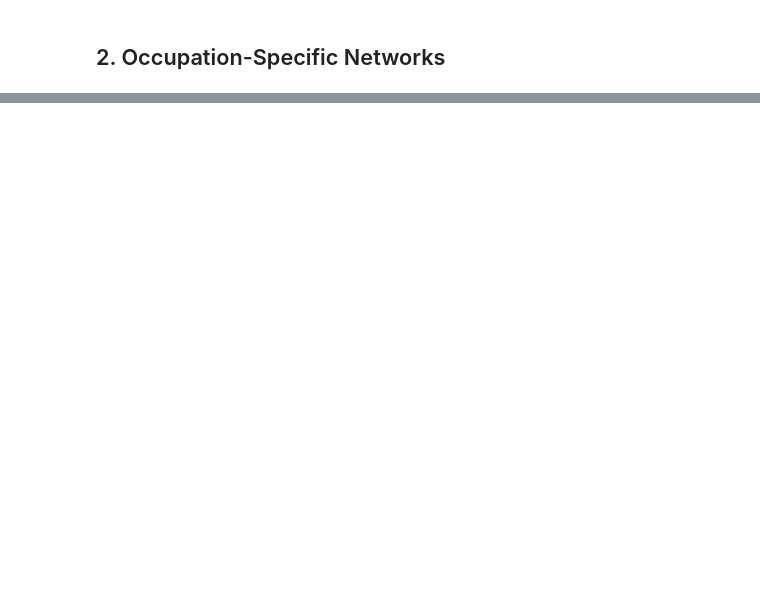
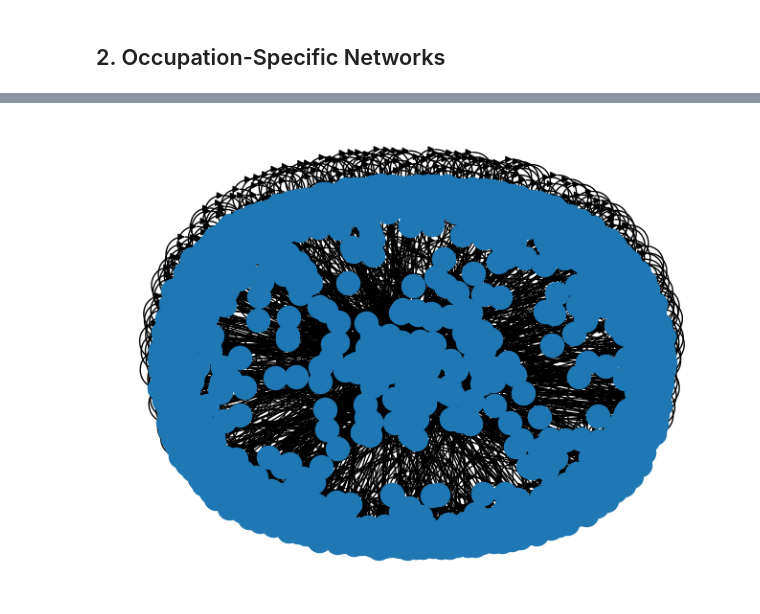
Before and after one commit to parkakn/DoD-AMPath, a Jupyter notebook: Network Construction.ipynb, the cells around one changed output, grey strips where cells are left out. Cells and saved outputs as stored; diff of their text form; code cells hidden in the pictures; blank space fills up the shorter version.

```diff
--- a/Network Construction.ipynb
+++ b/Network Construction.ipynb
@@ -50,0 +135,3 @@ With our hop counting algorithm, we count a total of 39,756,794 hops.
+# %%
+# Implement cutoff
+trans_prob_mod = trans_prob.mask(trans_prob <phi, 0 )
@@ -50,0 +231,4 @@ With our hop counting algorithm, we count a total of 39,756,794 hops.
+# %%
+DG = nx.DiGraph()
+# %%
+DG.add_nodes_from(trans_prob_mod.index.tolist())
@@ -50,0 +256,6 @@ With our hop counting algorithm, we count a total of 39,756,794 hops.
+# %%
+# Add edges with weights from the DataFrame
+for i, row in trans_prob_mod.iterrows():
+    for j, weight in row.items():
+        if weight != 0:  # Only add edges with non-zero weights
+            DG.add_edge(i, j, weight=round(weight,4))
@@ -50,0 +288,5 @@ With our hop counting algorithm, we count a total of 39,756,794 hops.
+# %%
+# Draw the graph
+nx.draw(DG, with_labels = False)
+# %% [output]
+[figure, added]
```
Also changed, not shown: parts of 57 cells of this notebook.
